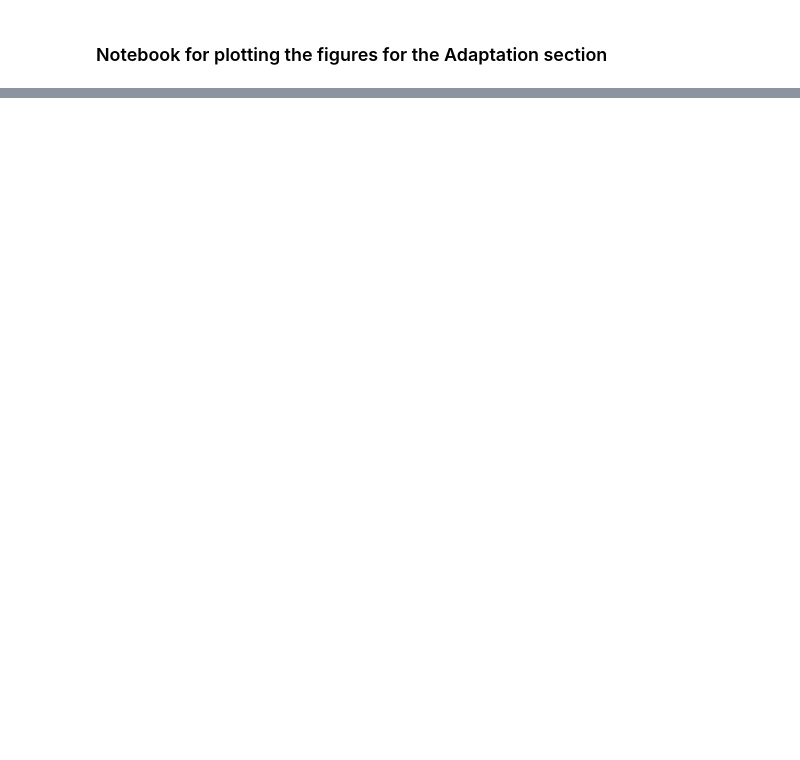
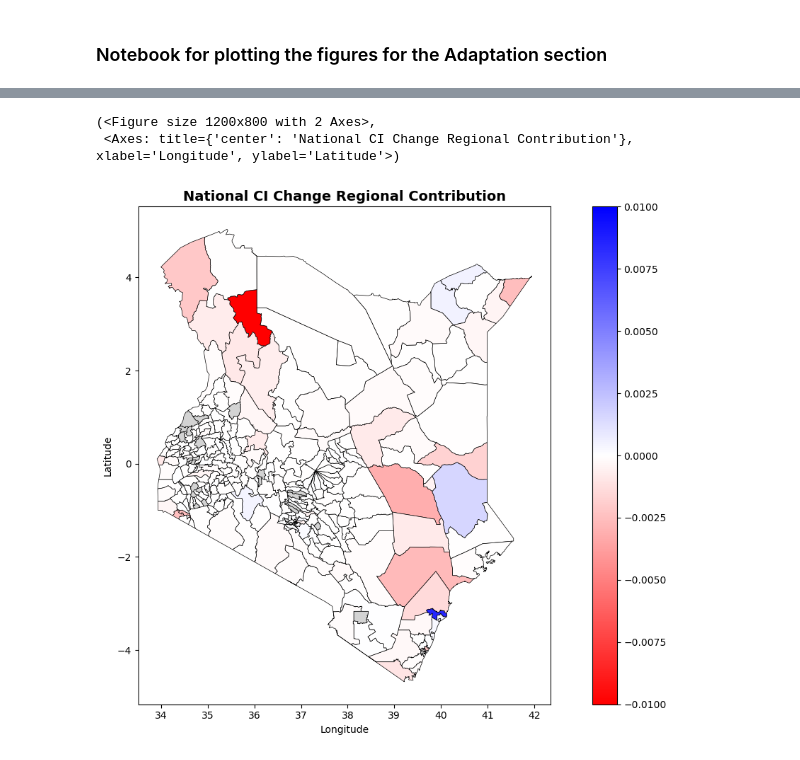
Before and after one commit to mvbnffc/flood-wealth, a Jupyter notebook: notebooks/4_adaptation_figures.ipynb, the cells around one changed output, grey strips where cells are left out. Saved outputs shown, nothing was run; the diff lists cells and outputs as text; code cells hidden in the pictures; blank space fills up the shorter version.

```diff
--- a/notebooks/4_adaptation_figures.ipynb
+++ b/notebooks/4_adaptation_figures.ipynb
@@ -36,0 +80,17 @@ print(cost['adaptation_cost'].sum())
+# %%
+# Calculate inequality metric impacts
+ci_fp_diff = ci[['shapeName', 'geometry']].copy()
+ci_dp_diff = ci[['shapeName', 'geometry']].copy()
+ci_rl_diff = ci[['shapeName', 'geometry']].copy()
+ci_fp_diff['Nat_CI_diff'] = fp_ci['Nat_CI'] - ci['Nat_CI']
+ci_dp_diff['Nat_CI_diff'] = dp_ci['Nat_CI'] - ci['Nat_CI']
+ci_rl_diff['Nat_CI_diff'] = rl_ci['Nat_CI'] - ci['Nat_CI']
+ci_fp_diff['Nat_Contrib_diff'] = fp_ci['Nat_Contrib'] - ci['Nat_Contrib']
+ci_fp_diff['CI_region_diff'] = fp_ci['CI_region_only'] - ci['CI_region_only']
+ci_fp_diff['perc_diff'] = (ci_fp_diff['Nat_Contrib_diff'] / ci_fp_diff['Nat_CI_diff']) * 100
+ci_dp_diff['Nat_Contrib_diff'] = dp_ci['Nat_Contrib'] - ci['Nat_Contrib']
+ci_dp_diff['CI_region_diff'] = dp_ci['CI_region_only'] - ci['CI_region_only']
+ci_dp_diff['perc_diff'] = (ci_dp_diff['Nat_Contrib_diff'] / ci_dp_diff['Nat_CI_diff']) * 100
+ci_rl_diff['Nat_Contrib_diff'] = rl_ci['Nat_Contrib'] - ci['Nat_Contrib']
+ci_rl_diff['CI_region_diff'] = rl_ci['CI_region_only'] - ci['CI_region_only']
+ci_rl_diff['perc_diff'] = (ci_rl_diff['Nat_Contrib_diff'] / ci_rl_diff['Nat_CI_diff']) * 100
@@ -130,0 +307,7 @@ plot_bcr_map(results)
+# %%
+# Plot admin-level CI improvement
+plot_ci_perc_map(ci_fp_diff)
+# %% [output]
+(<Figure size 1200x800 with 2 Axes>,
+ <Axes: title={'center': 'National CI Change Regional Contribution'}, xlabel='Longitude', ylabel='Latitude'>)
+[figure, added]
```
Also changed, not shown: parts of 46 cells of this notebook, 2 other files.
